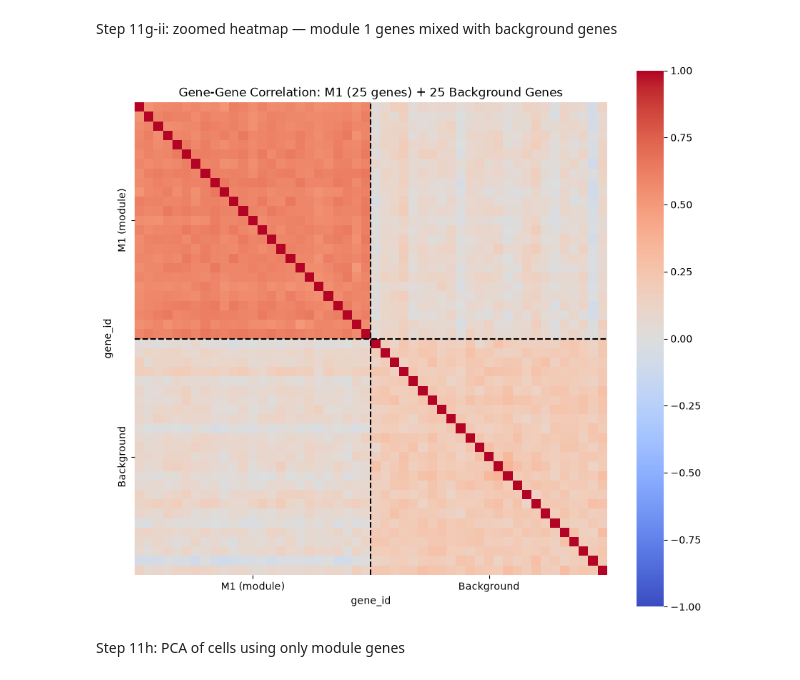
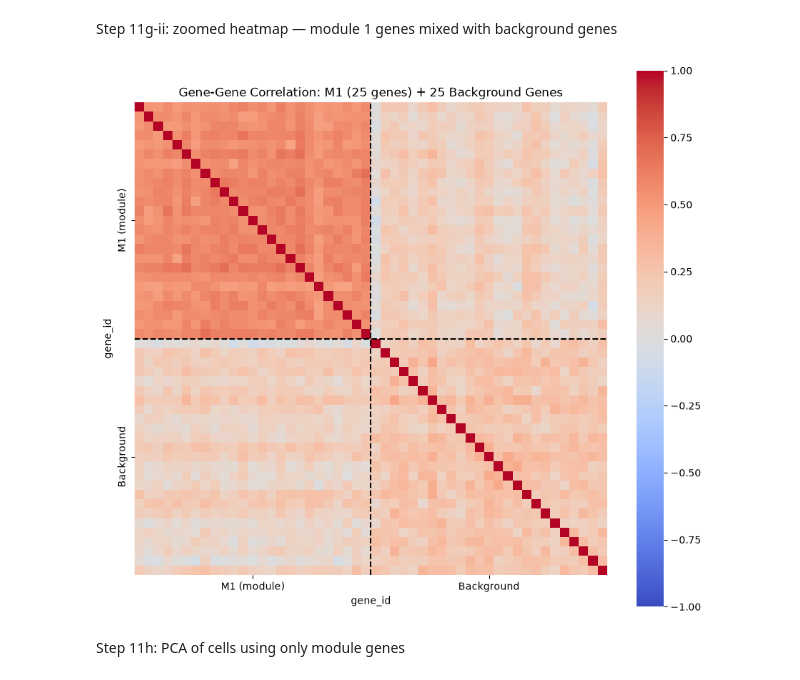
Before and after one commit to sierramendoza543/sierra-gating-project, a Jupyter notebook: edits_syntheticdata.ipynb, the cells around one changed output. Cells and saved outputs as stored; diff of their text form; code cells hidden in the pictures.

```diff
--- a/edits_syntheticdata.ipynb
+++ b/edits_syntheticdata.ipynb
@@ -177,8 +278,21 @@ genes_df = pd.DataFrame({
 genes_df["module_id"] = genes_df["gene_id"].map(gene_module).fillna("none")
 genes_df["is_disease_module"] = genes_df["module_id"].isin(disease_modules)
 
+# Resolve Step 2's subtype_module_indices (module INDICES) into actual
+# module NAMES now that disease_modules exists -- e.g. {"S1": [0, 1]} ->
+# {"S1": {"M1", "M2"}}. Kept as a set per subtype since membership (not
+# order) is all that matters when Step 8 checks "is this module active for
+# this patient's subtype".
+subtype_module_map = {
+    subtype: {disease_modules[i] for i in indices}
+    for subtype, indices in subtype_module_indices.items()
+}
+
 print("Disease modules (mean differs by group):", disease_modules)
 print("Distractor modules (correlated, but NOT group-differential):", distractor_module_names)
+print("Subtype -> active (boosted) disease modules:")
+for subtype in subtype_names:
+    print(f"  {subtype}: {sorted(subtype_module_map[subtype])}")
 genes_df.head(10)
 # %% [output]
 Disease modules (mean differs by group): ['M1', 'M2', 'M3']
@@ -641,33 +907,40 @@ Step 11g-ii: zoomed heatmap — module 1 genes mixed with background genes
 # %%
 # Step 11g-ii: zoomed correlation heatmap -- module 1 mixed with background genes
 #
 # 50 genes total: the first 25 belong to disease module M1, the last 25 are
 # a random background sample (the same bg_sample used above). Unlike the
 # side-by-side panels above, this puts both gene sets in ONE matrix so the
 # M1 block should visibly stand out against the uncorrelated background
 # genes surrounding it. Uses the full valid correlation range (-1 to 1) with
 # a diverging colormap centered at 0.
+#
+# Both gene sets are measured within the SAME cell subset -- one subtype
+# that activates M1 (see Step 11b's "subtype floor" note) -- rather than all
+# of Group1, so M1's block reflects the copula's actual target correlation
+# instead of an inflated, subtype-mixed number. Background still shows its
+# usual patient-effect floor within this smaller cell subset.
 
 module1_genes = module_gene_lists[disease_modules[0]]
 mixed_gene_list = module1_genes + bg_sample
-mixed_corr = norm_mat_g1.loc[mixed_gene_list].T.corr()
+module1_cells = single_subtype_cells(disease_modules[0])
+mixed_corr = norm_mat_g1[module1_cells].loc[mixed_gene_list].T.corr()
 
 plt.figure(figsize=(9, 8))
 ax = sns.heatmap(
     mixed_corr, vmin=-1, vmax=1, cmap="coolwarm", center=0, cbar=True,
     xticklabels=False, yticklabels=False, square=True
 )
 ax.axvline(len(module1_genes), color="black", linestyle="--", linewidth=1.5)
 ax.axhline(len(module1_genes), color="black", linestyle="--", linewidth=1.5)
 ax.set_xticks([len(module1_genes) / 2, len(module1_genes) + len(bg_sample) / 2])
 ax.set_xticklabels([f"{disease_modules[0]} (module)", "Background"])
 ax.set_yticks([len(module1_genes) / 2, len(module1_genes) + len(bg_sample) / 2])
 ax.set_yticklabels([f"{disease_modules[0]} (module)", "Background"], rotation=90, va="center")
 plt.title(f"Gene-Gene Correlation: {disease_modules[0]} (25 genes) + 25 Background Genes")
 plt.tight_layout()
 plt.show()
 # %% [output]
-[figure, old version]
+[figure, new version]
 # %% [markdown]
 Step 11h: PCA of cells using only module genes
 # %%
```
Also changed, not shown: parts of 50 cells of this notebook, 1 other file.
